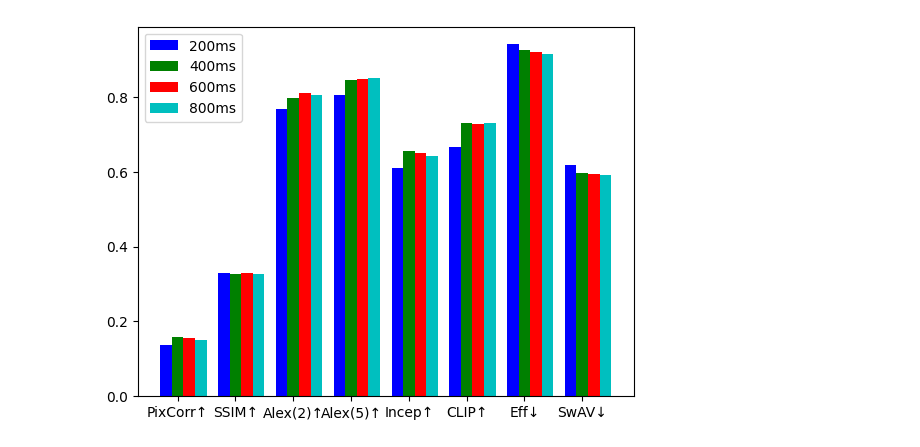
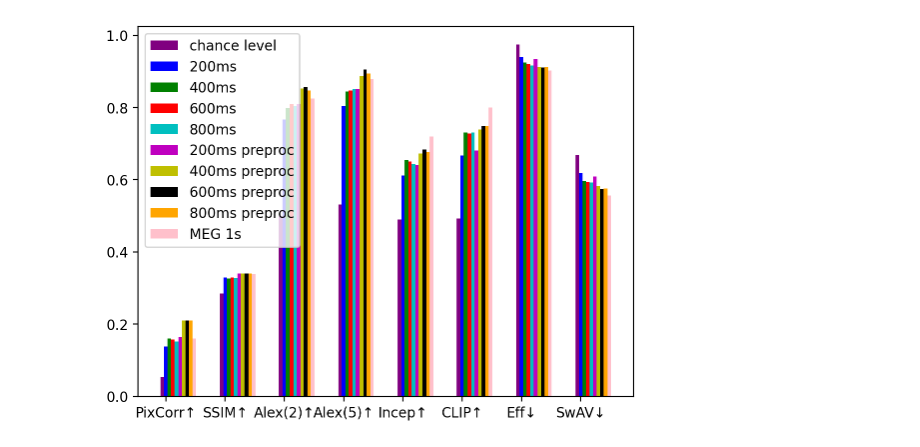
Before and after one commit to desa-lab/EEG-Image-Reconstruction, a Jupyter notebook: thingseeg2_scripts/performance_plots.ipynb, the cells around one changed output. Saved outputs shown, nothing was run; the diff lists cells and outputs as text; code cells hidden in the pictures.

Commit message:
Update performance plot

```diff
--- a/thingseeg2_scripts/performance_plots.ipynb
+++ b/thingseeg2_scripts/performance_plots.ipynb
@@ -48,31 +93,66 @@ avg1_800ms = np.array([avg1_800ms_pixcorr, avg1_800ms_ssim, avg1_800ms_alexnet_2
+# %%
+preproc_null_pixcorr = 0.052989768011088144
+preproc_null_ssim = 0.2852038963703765
+preproc_null_alexnet_2_corr = 0.5000251256281407
+preproc_null_alexnet_5_corr = 0.5308040201005025
+preproc_null_inceptionv3_avgpool_corr = 0.4898492462311558
+preproc_null_clip_final_corr = 0.4926633165829146
+preproc_null_efficientnet_avgpool_dist = 0.975352814238504
+preproc_null_swav_avgpool_dist = 0.667968129441142
+
+preproc_null = np.array([preproc_null_pixcorr, preproc_null_ssim, preproc_null_alexnet_2_corr, preproc_null_alexnet_5_corr, preproc_null_inceptionv3_avgpool_corr, preproc_null_clip_final_corr, preproc_null_efficientnet_avgpool_dist, preproc_null_swav_avgpool_dist])
+# %%
+meg_1s_pixcorr = 0.16009165118360558
+meg_1s_ssim = 0.3394612284595564
+meg_1s_alexnet_2_corr = 0.8252763819095477
+meg_1s_alexnet_5_corr = 0.8796482412060302
+meg_1s_inceptionv3_avgpool_corr = 0.7193216080402011
+meg_1s_clip_final_corr = 0.7999497487437186
+meg_1s_efficientnet_avgpool_dist = 0.9032268859994655
+meg_1s_swav_avgpool_dist = 0.5564384427666664
+
+meg_1s = np.array([meg_1s_pixcorr, meg_1s_ssim, meg_1s_alexnet_2_corr, meg_1s_alexnet_5_corr, meg_1s_inceptionv3_avgpool_corr, meg_1s_clip_final_corr, meg_1s_efficientnet_avgpool_dist, meg_1s_swav_avgpool_dist])
 # %%
 # Define the bar width
-bar_width = 0.2
+bar_width = 0.06
 
 # Define the x values for the bar plots
 x = np.arange(len(avg1_200ms))
 
 x1 = x
 x2 = [x + bar_width for x in x1]
 x3 = [x + bar_width for x in x2]
 x4 = [x + bar_width for x in x3]
+x5 = [x + bar_width for x in x4]
+x6 = [x + bar_width for x in x5]
+x7 = [x + bar_width for x in x6]
+x8 = [x + bar_width for x in x7]
+x9 = [x + bar_width for x in x8]
+x10 = [x + bar_width for x in x9]
 
 # Plot the bar plots
-plt.bar(x1, avg1_200ms, color='b', width=bar_width, label='200ms')
-plt.bar(x2, avg1_400ms, color='g', width=bar_width, label='400ms')
-plt.bar(x3, avg1_600ms, color='r', width=bar_width, label='600ms')
-plt.bar(x4, avg1_800ms, color='c', width=bar_width, label='800ms')
+plt.bar(x1, preproc_null, color='purple', width=bar_width, label='chance level')
+plt.bar(x2, avg1_200ms, color='b', width=bar_width, label='200ms')
+plt.bar(x3, avg1_400ms, color='g', width=bar_width, label='400ms')
+plt.bar(x4, avg1_600ms, color='r', width=bar_width, label='600ms')
+plt.bar(x5, avg1_800ms, color='c', width=bar_width, label='800ms')
+plt.bar(x6, preproc_200ms, color='m', width=bar_width, label='200ms preproc')
+plt.bar(x7, preproc_400ms, color='y', width=bar_width, label='400ms preproc')
+plt.bar(x8, preproc_600ms, color='k', width=bar_width, label='600ms preproc')
+plt.bar(x9, preproc_800ms, color='orange', width=bar_width, label='800ms preproc')
+plt.bar(x10, meg_1s, color='pink', width=bar_width, label='MEG 1s')
+
 
 # Define the labels for the x-axis
 labels = ['PixCorr↑', 'SSIM↑', 'Alex(2)↑', 'Alex(5)↑', 'Incep↑', 'CLIP↑', 'Eff↓', 'SwAV↓']  # replace with your actual labels
 
 # Set the current tick locations and labels of the x-axis
 plt.xticks(x + bar_width, labels)
 
 # Add a legend
 plt.legend()
 
 # Display the plot
 plt.show()
 # %% [output]
-[figure, old version]
+[figure, new version]
```
Also changed, not shown: parts of 5 cells of this notebook, 3 other files.
